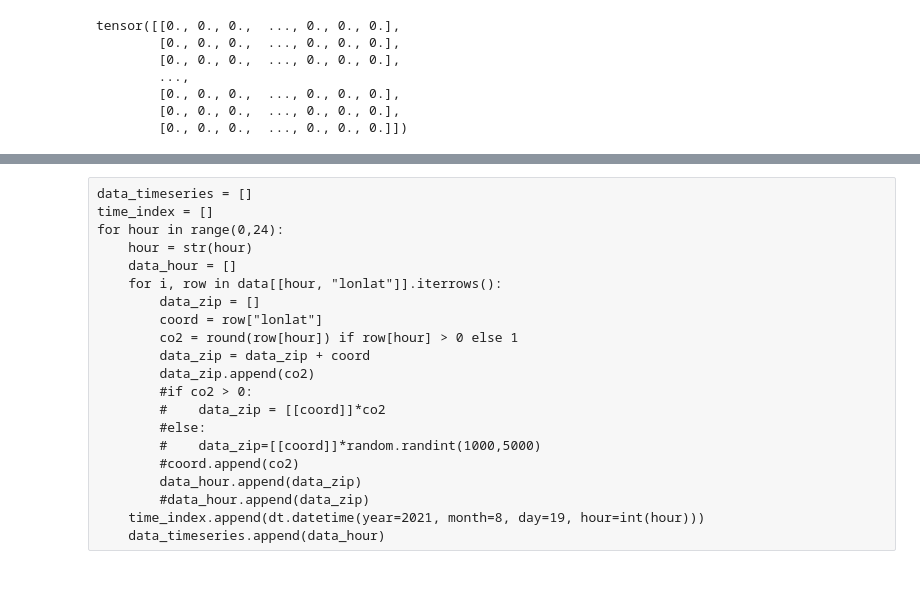
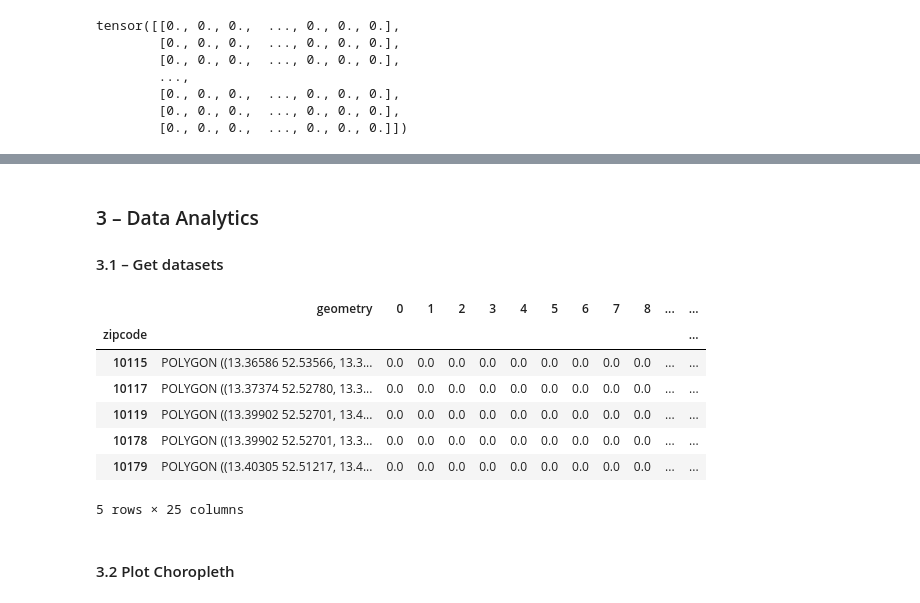
Before and after one commit to kajaschmidt/aries-jupyter-playground, a Jupyter notebook: agents/city/notebooks/xx/xx_local_sympc.ipynb, the cells around one changed output, grey strips where cells are left out. Drawn from its saved outputs; the diff is of its cells as text; code cells hidden in the pictures.

```diff
--- a/agents/city/notebooks/xx/xx_local_sympc.ipynb
+++ b/agents/city/notebooks/xx/xx_local_sympc.ipynb
@@ -175,21 +228,24 @@ data.head()
-# %% [raw]
-data_timeseries = []
-time_index = []
-for hour in range(0,24):
-    hour = str(hour)
-    data_hour = []
-    for i, row in data[[hour, "lonlat"]].iterrows():
-        data_zip = []
-        coord = row["lonlat"]
-        co2 = round(row[hour]) if row[hour] > 0 else 1
-        data_zip = data_zip + coord
-        data_zip.append(co2)
-        #if co2 > 0:
-        #    data_zip = [[coord]]*co2
-        #else:
-        #    data_zip=[[coord]]*random.randint(1000,5000)
-        #coord.append(co2)
-        data_hour.append(data_zip)
-        #data_hour.append(data_zip)
-    time_index.append(dt.datetime(year=2021, month=8, day=19, hour=int(hour)))
-    data_timeseries.append(data_hour)
+# %% [markdown]
+### 3 – Data Analytics
+#### 3.1 – Get datasets
+# %%
+# Get reconstructed data and geodata of Berlin
+df = reconstruct_dataset(result_reconstructed)
+gdf = gpd.read_file("data/geo/berlin_zipcodes.geojson").rename(columns={"plz":"zipcode"})
+gdf.zipcode = gdf.zipcode.astype(int)
+gdf = gdf.copy().set_index("zipcode")
+
+# Merge the two datasets
+geo_data = gdf.merge(df, right_index=True, left_index=True)
+geo_data.head()
+# %% [output]
+|  | geometry | 0 | 1 | 2 | 3 | 4 | 5 | 6 | 7 | 8 | ... | ... |
+| zipcode |  |  |  |  |  |  |  |  |  |  |  | ... |
+| 10115 | POLYGON ((13.36586 52.53566, 13.3... | 0.0 | 0.0 | 0.0 | 0.0 | 0.0 | 0.0 | 0.0 | 0.0 | 0.0 | ... | ... |
+| 10117 | POLYGON ((13.37374 52.52780, 13.3... | 0.0 | 0.0 | 0.0 | 0.0 | 0.0 | 0.0 | 0.0 | 0.0 | 0.0 | ... | ... |
+| 10119 | POLYGON ((13.39902 52.52701, 13.4... | 0.0 | 0.0 | 0.0 | 0.0 | 0.0 | 0.0 | 0.0 | 0.0 | 0.0 | ... | ... |
+| 10178 | POLYGON ((13.39902 52.52701, 13.3... | 0.0 | 0.0 | 0.0 | 0.0 | 0.0 | 0.0 | 0.0 | 0.0 | 0.0 | ... | ... |
+| 10179 | POLYGON ((13.40305 52.51217, 13.4... | 0.0 | 0.0 | 0.0 | 0.0 | 0.0 | 0.0 | 0.0 | 0.0 | 0.0 | ... | ... |
+5 rows × 25 columns
+# %% [markdown]
+#### 3.2 Plot Choropleth
```
Also changed, not shown: parts of 34 cells of this notebook, 21 other files.
